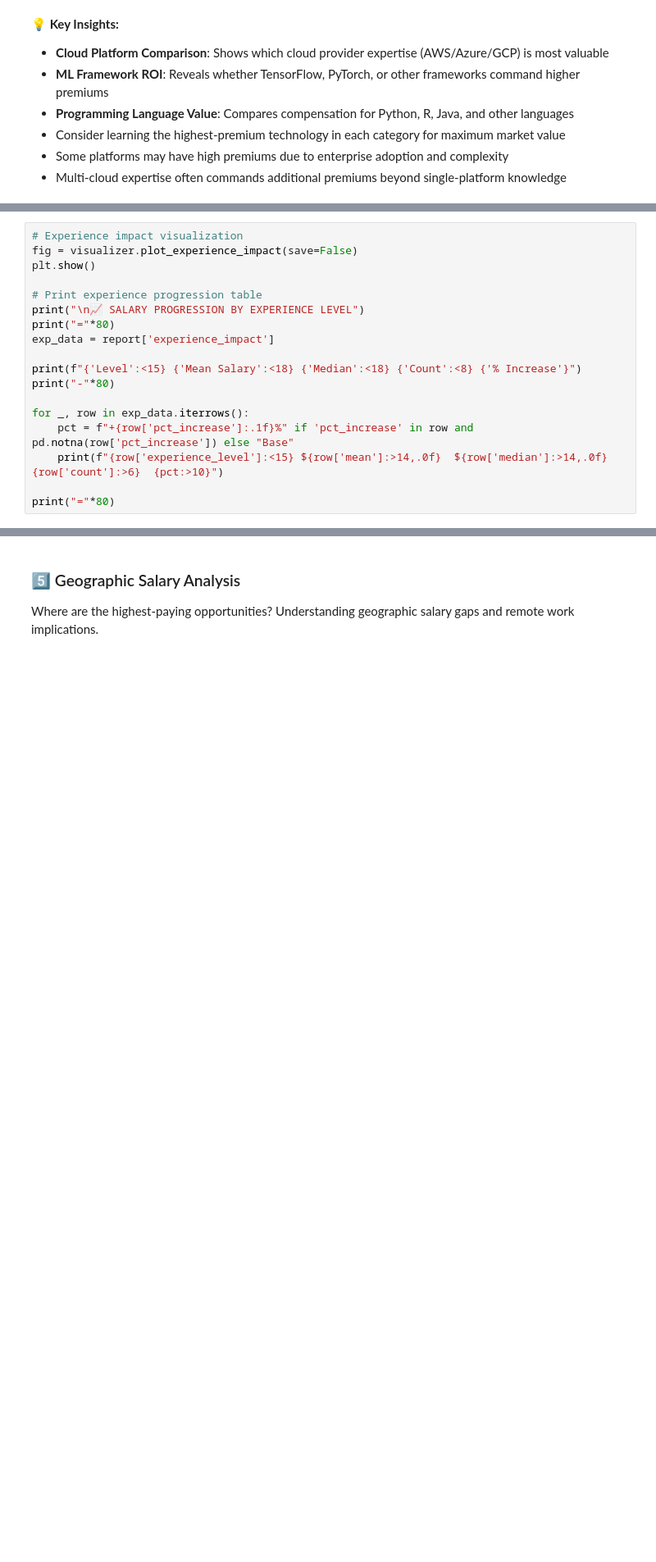
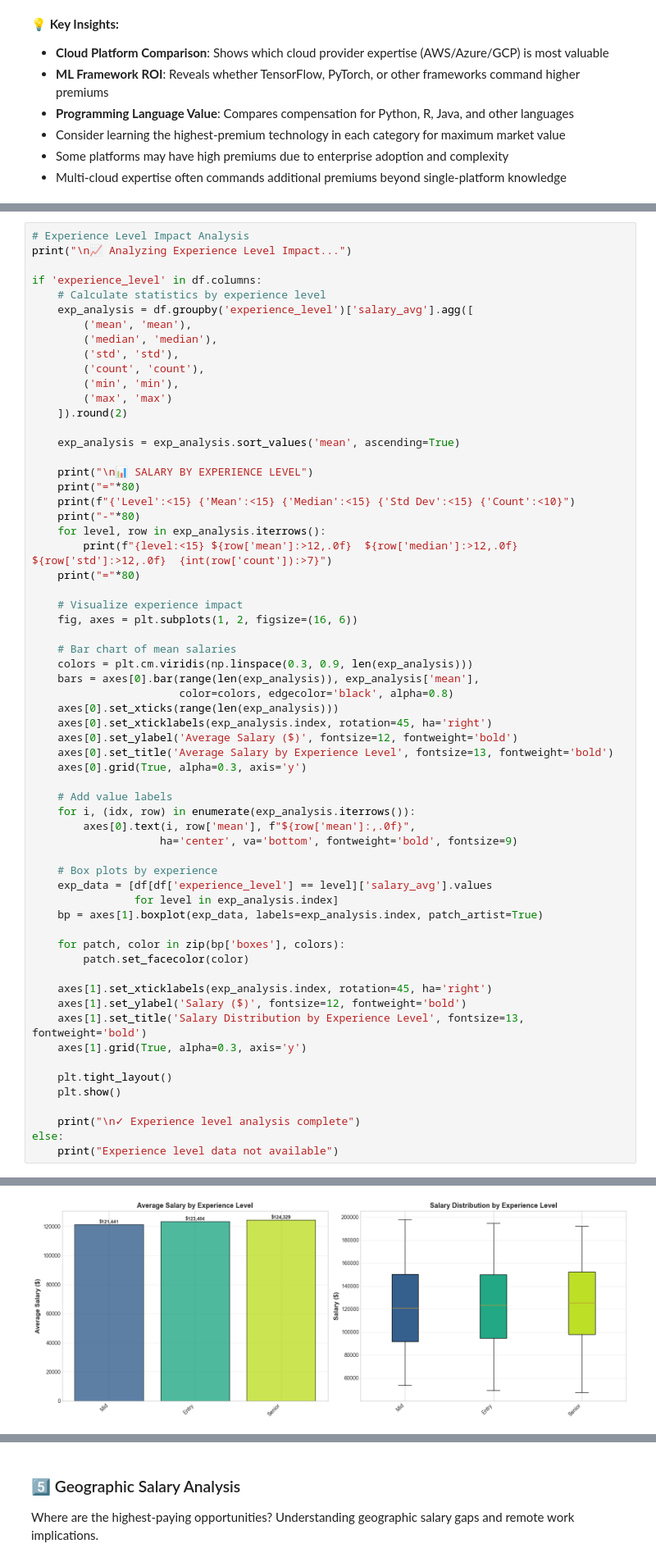
Before and after one commit to Rendbagoez93/ai_job_market, a Jupyter notebook: notebooks/salary_intelligence_analysis.ipynb, the cells around one changed output, grey strips where cells are left out. Shown at 82% size. Cells and saved outputs as stored; diff of their text form; blank space fills up the shorter version.

```diff
--- a/notebooks/salary_intelligence_analysis.ipynb
+++ b/notebooks/salary_intelligence_analysis.ipynb
@@ -429,20 +723,65 @@ else:
 
 How does experience level drive salary progression? This reveals the career ladder and growth trajectory.
 # %%
-# Experience impact visualization
-fig = visualizer.plot_experience_impact(save=False)
-plt.show()
+# Experience Level Impact Analysis
+print("\n📈 Analyzing Experience Level Impact...")
 
-# Print experience progression table
-print("\n📈 SALARY PROGRESSION BY EXPERIENCE LEVEL")
-print("="*80)
-exp_data = report['experience_impact']
+if 'experience_level' in df.columns:
+    # Calculate statistics by experience level
+    exp_analysis = df.groupby('experience_level')['salary_avg'].agg([
+        ('mean', 'mean'),
+        ('median', 'median'),
+        ('std', 'std'),
+        ('count', 'count'),
+        ('min', 'min'),
+        ('max', 'max')
+    ]).round(2)
 
-print(f"{'Level':<15} {'Mean Salary':<18} {'Median':<18} {'Count':<8} {'% Increase'}")
-print("-"*80)
+    exp_analysis = exp_analysis.sort_values('mean', ascending=True)
 
-for _, row in exp_data.iterrows():
-    pct = f"+{row['pct_increase']:.1f}%" if 'pct_increase' in row and pd.notna(row['pct_increase']) else "Base"
-    print(f"{row['experience_level']:<15} ${row['mean']:>14,.0f}  ${row['median']:>14,.0f}  {row['count']:>6}  {pct:>10}")
+    print("\n📊 SALARY BY EXPERIENCE LEVEL")
+    print("="*80)
+    print(f"{'Level':<15} {'Mean':<15} {'Median':<15} {'Std Dev':<15} {'Count':<10}")
+    print("-"*80)
+    for level, row in exp_analysis.iterrows():
+        print(f"{level:<15} ${row['mean']:>12,.0f}  ${row['median']:>12,.0f}  ${row['std']:>12,.0f}  {int(row['count']):>7}")
+    print("="*80)
 
-print("="*80)
+    # Visualize experience impact
+    fig, axes = plt.subplots(1, 2, figsize=(16, 6))
+
+    # Bar chart of mean salaries
+    colors = plt.cm.viridis(np.linspace(0.3, 0.9, len(exp_analysis)))
+    bars = axes[0].bar(range(len(exp_analysis)), exp_analysis['mean'],
+                       color=colors, edgecolor='black', alpha=0.8)
+    axes[0].set_xticks(range(len(exp_analysis)))
+    axes[0].set_xticklabels(exp_analysis.index, rotation=45, ha='right')
+    axes[0].set_ylabel('Average Salary ($)', fontsize=12, fontweight='bold')
+    axes[0].set_title('Average Salary by Experience Level', fontsize=13, fontweight='bold')
+    axes[0].grid(True, alpha=0.3, axis='y')
+
+    # Add value labels
+    for i, (idx, row) in enumerate(exp_analysis.iterrows()):
+        axes[0].text(i, row['mean'], f"${row['mean']:,.0f}",
+                    ha='center', va='bottom', fontweight='bold', fontsize=9)
+
+    # Box plots by experience
+    exp_data = [df[df['experience_level'] == level]['salary_avg'].values
+                for level in exp_analysis.index]
+    bp = axes[1].boxplot(exp_data, labels=exp_analysis.index, patch_artist=True)
+
+    for patch, color in zip(bp['boxes'], colors):
+        patch.set_facecolor(color)
+
+    axes[1].set_xticklabels(exp_analysis.index, rotation=45, ha='right')
+    axes[1].set_ylabel('Salary ($)', fontsize=12, fontweight='bold')
+    axes[1].set_title('Salary Distribution by Experience Level', fontsize=13, fontweight='bold')
+    axes[1].grid(True, alpha=0.3, axis='y')
+
+    plt.tight_layout()
+    plt.show()
+
+    print("\n✓ Experience level analysis complete")
+else:
+    print("Experience level data not available")
+# %% [output]
@@ -448,0 +798 @@ print("="*80)
+[figure, added]
```
Also changed, not shown: parts of 34 cells of this notebook.
